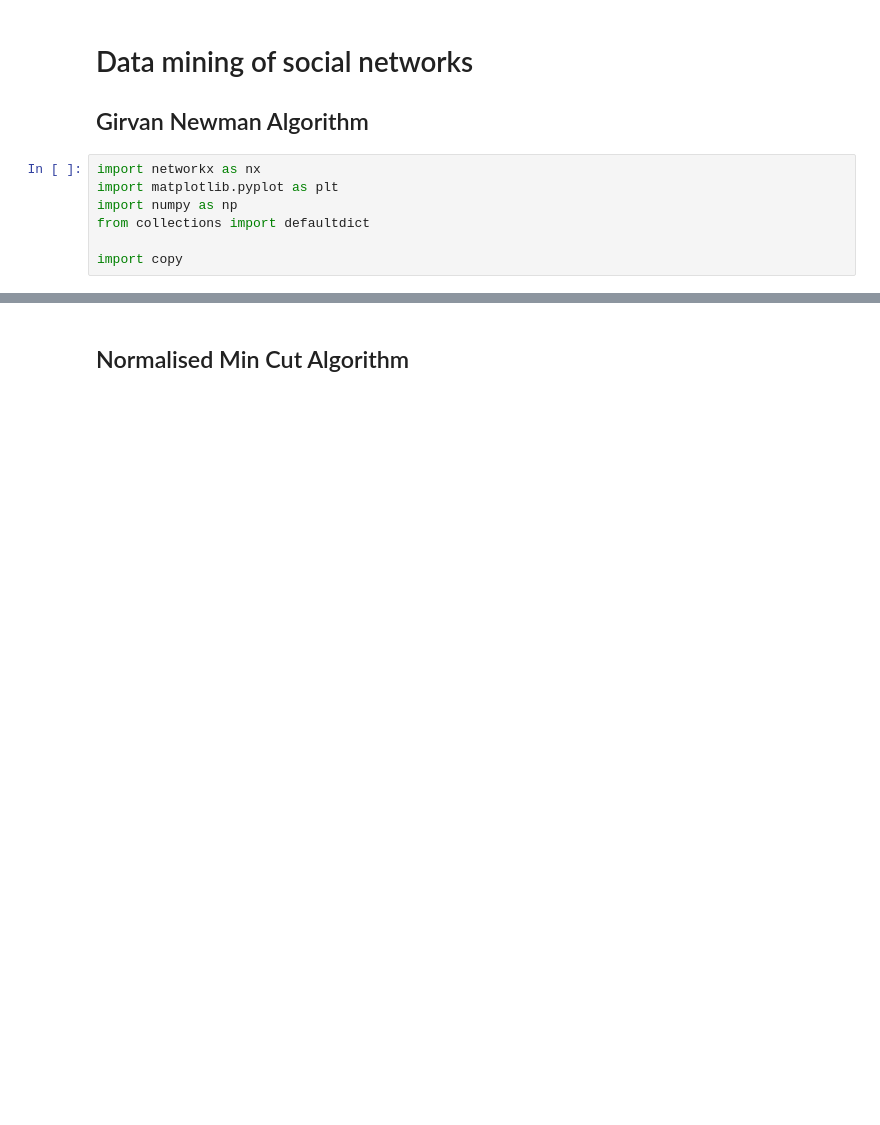
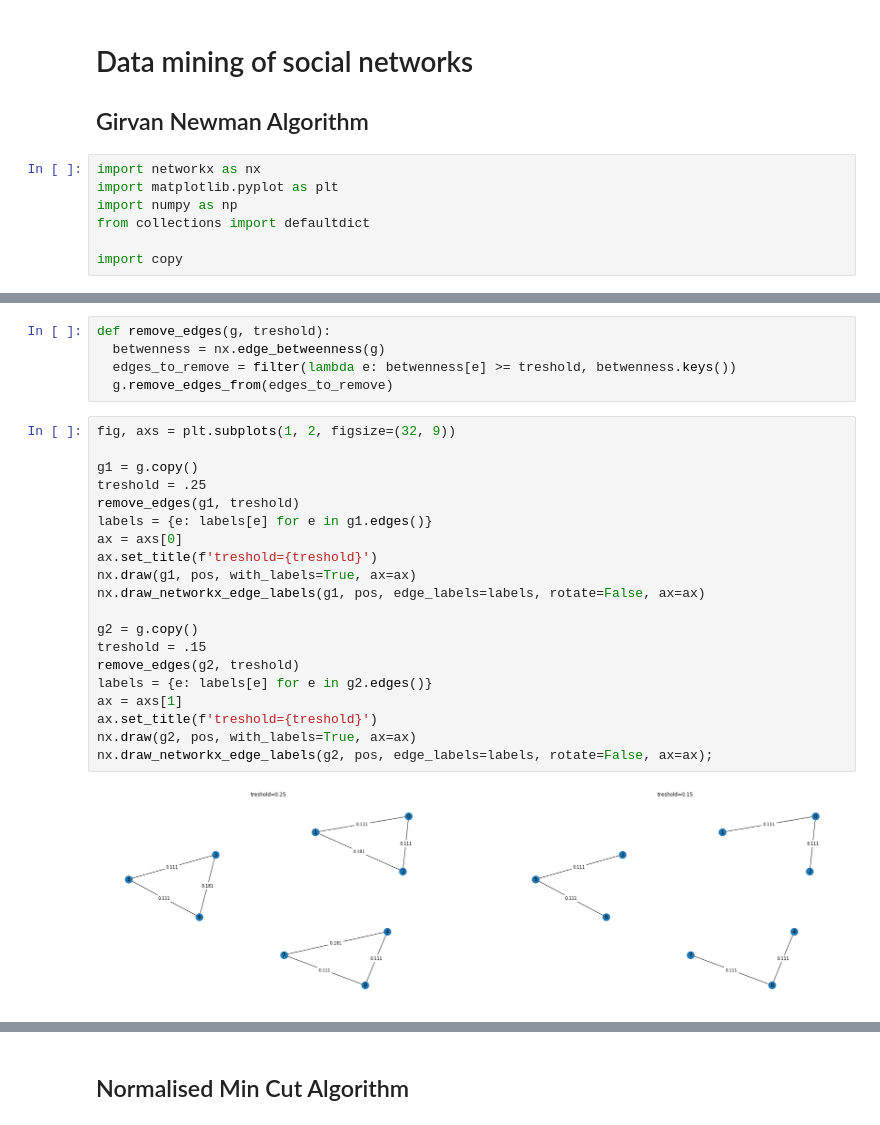
Before and after one commit to lukacsaronzs/data-mining-of-social-networks, a Jupyter notebook: social_network.ipynb, the cells around one changed output, grey strips where cells are left out. Drawn from its saved outputs; the diff is of its cells as text; blank space fills up the shorter version.

```diff
--- a/social_network.ipynb
+++ b/social_network.ipynb
@@ -11 +22,28 @@ import copy
+# %%
+def remove_edges(g, treshold):
+  betwenness = nx.edge_betweenness(g)
+  edges_to_remove = filter(lambda e: betwenness[e] >= treshold, betwenness.keys())
+  g.remove_edges_from(edges_to_remove)
+# %%
+fig, axs = plt.subplots(1, 2, figsize=(32, 9))
+
+g1 = g.copy()
+treshold = .25
+remove_edges(g1, treshold)
+labels = {e: labels[e] for e in g1.edges()}
+ax = axs[0]
+ax.set_title(f'treshold={treshold}')
+nx.draw(g1, pos, with_labels=True, ax=ax)
+nx.draw_networkx_edge_labels(g1, pos, edge_labels=labels, rotate=False, ax=ax)
+
+g2 = g.copy()
+treshold = .15
+remove_edges(g2, treshold)
+labels = {e: labels[e] for e in g2.edges()}
+ax = axs[1]
+ax.set_title(f'treshold={treshold}')
+nx.draw(g2, pos, with_labels=True, ax=ax)
+nx.draw_networkx_edge_labels(g2, pos, edge_labels=labels, rotate=False, ax=ax);
+# %% [output]
+[figure, added]
 # %%
```
Also changed, not shown: parts of 3 cells of this notebook.
